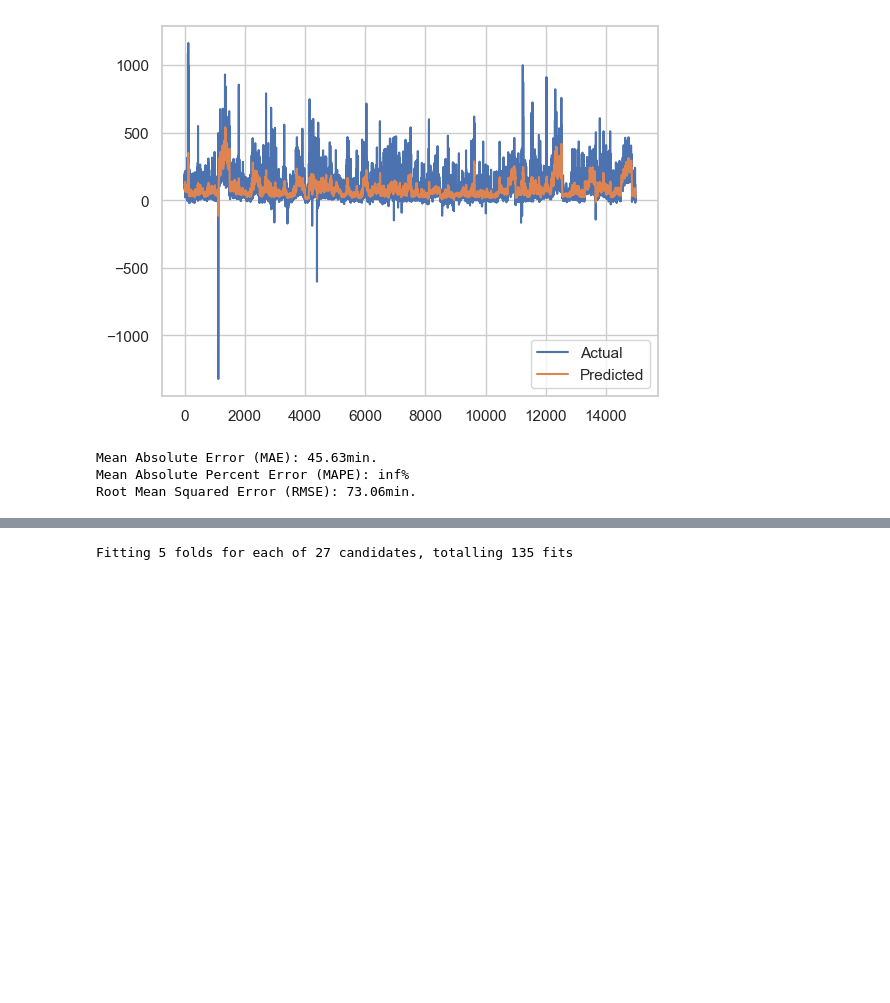
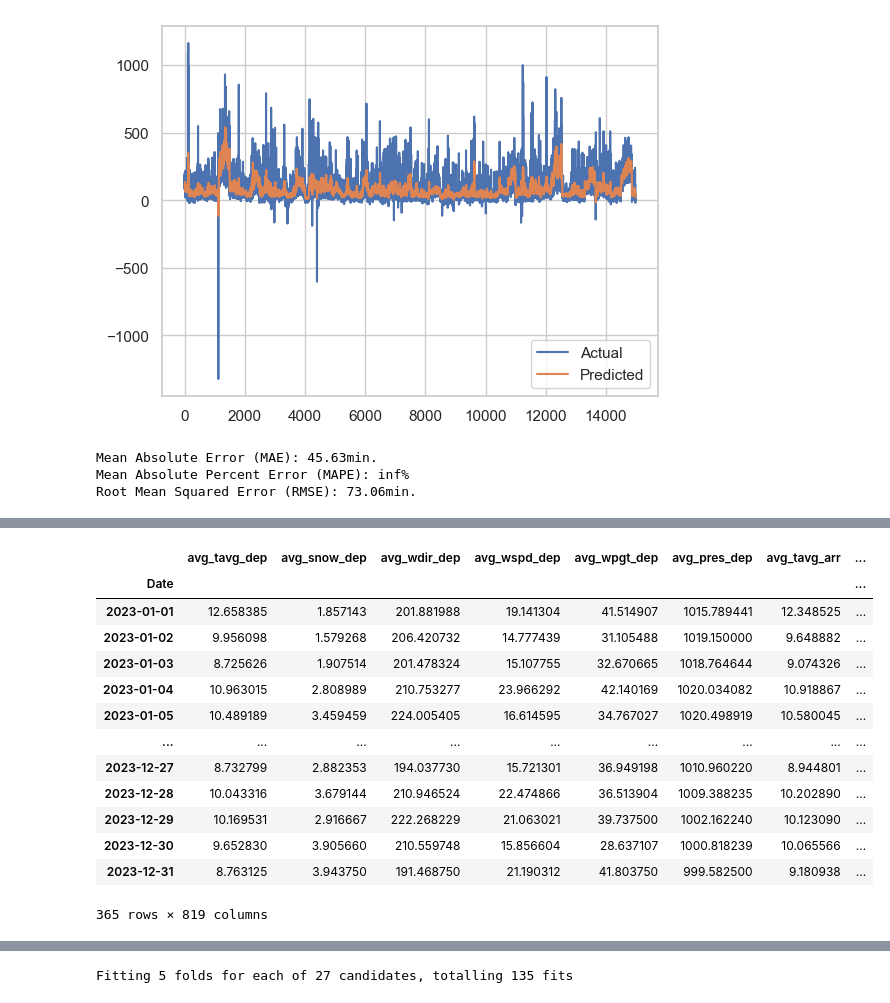
Before and after one commit to DT-Service-Consulting/avstats, a Jupyter notebook: avstats/AvStats_ML.ipynb, the cells around one changed output, grey strips where cells are left out. Cells and saved outputs as stored; diff of their text form; code cells hidden in the pictures; blank space fills up the shorter version.

```diff
--- a/avstats/AvStats_ML.ipynb
+++ b/avstats/AvStats_ML.ipynb
@@ -841,0 +872,27 @@ Root Mean Squared Error (RMSE): 73.06min.
+# %%
+# Aggregating globally or per route
+df_aggregated = df_encoded_weather.groupby(['Date']).agg({
+    **{col: 'mean' for col in df_encoded_weather.columns if col.startswith('avg_')},
+    **{col: 'sum' for col in df_encoded_weather.columns if not col.startswith('avg_') and col != 'Date'}
+}).reset_index()
+
+df_aggregated['Date'] = pd.to_datetime(df_aggregated['Date'])
+df_aggregated.sort_values(by='Date', inplace=True)
+df_aggregated.set_index('Date', inplace=True)
+df_aggregated = df_aggregated.asfreq('D').fillna(method='ffill')
+df_aggregated
+# %% [output]
+|  | avg_tavg_dep | avg_snow_dep | avg_wdir_dep | avg_wspd_dep | avg_wpgt_dep | avg_pres_dep | avg_tavg_arr | ... |
+| Date |  |  |  |  |  |  |  | ... |
+| 2023-01-01 | 12.658385 | 1.857143 | 201.881988 | 19.141304 | 41.514907 | 1015.789441 | 12.348525 | ... |
+| 2023-01-02 | 9.956098 | 1.579268 | 206.420732 | 14.777439 | 31.105488 | 1019.150000 | 9.648882 | ... |
+| 2023-01-03 | 8.725626 | 1.907514 | 201.478324 | 15.107755 | 32.670665 | 1018.764644 | 9.074326 | ... |
+| 2023-01-04 | 10.963015 | 2.808989 | 210.753277 | 23.966292 | 42.140169 | 1020.034082 | 10.918867 | ... |
+| 2023-01-05 | 10.489189 | 3.459459 | 224.005405 | 16.614595 | 34.767027 | 1020.498919 | 10.580045 | ... |
+| ... | ... | ... | ... | ... | ... | ... | ... | ... |
+| 2023-12-27 | 8.732799 | 2.882353 | 194.037730 | 15.721301 | 36.949198 | 1010.960220 | 8.944801 | ... |
+| 2023-12-28 | 10.043316 | 3.679144 | 210.946524 | 22.474866 | 36.513904 | 1009.388235 | 10.202890 | ... |
+| 2023-12-29 | 10.169531 | 2.916667 | 222.268229 | 21.063021 | 39.737500 | 1002.162240 | 10.123090 | ... |
+| 2023-12-30 | 9.652830 | 3.905660 | 210.559748 | 15.856604 | 28.637107 | 1000.818239 | 10.065566 | ... |
+| 2023-12-31 | 8.763125 | 3.943750 | 191.468750 | 21.190312 | 41.803750 | 999.582500 | 9.180938 | ... |
+365 rows × 819 columns
```
Also changed, not shown: parts of 7 cells of this notebook.
